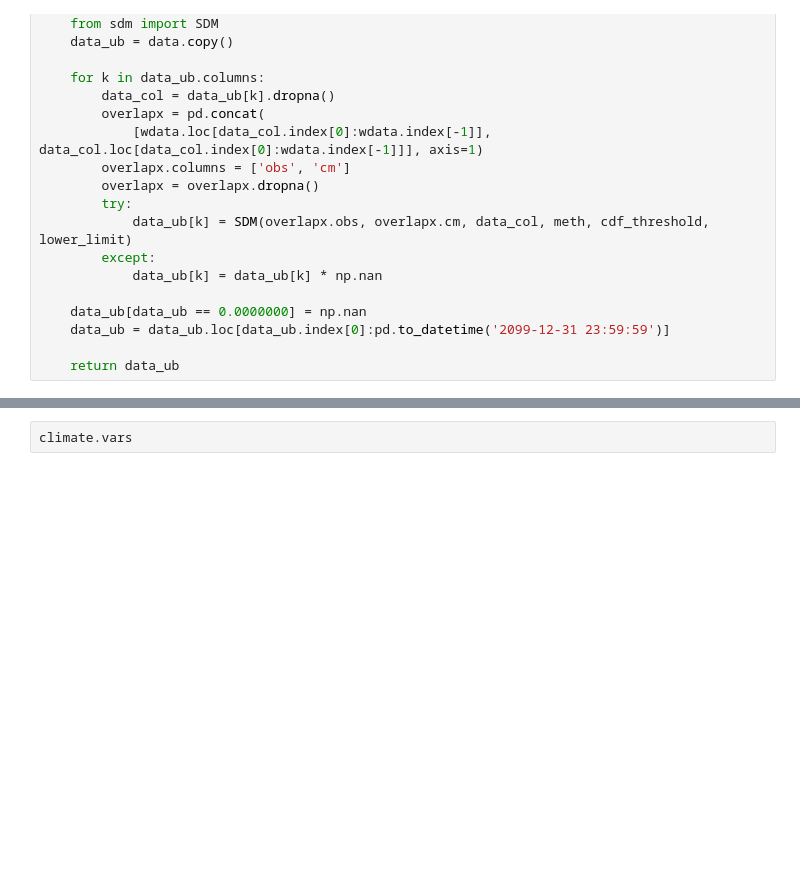
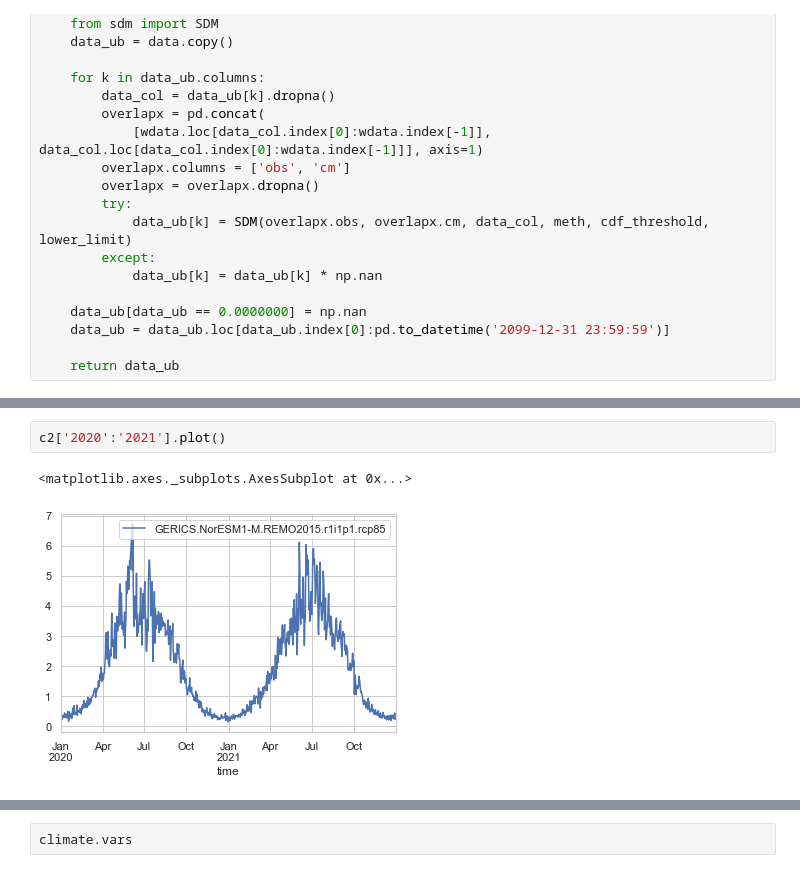
Before and after one commit to jonaslenz/RUINSapp, a Jupyter notebook: Climate_cleaner.ipynb, the cells around one changed output, grey strips where cells are left out. Cells and saved outputs as stored; diff of their text form; blank space fills up the shorter version.

```diff
--- a/Climate_cleaner.ipynb
+++ b/Climate_cleaner.ipynb
@@ -134,0 +171,5 @@ meth = 'abs'
+# %%
+c2['2020':'2021'].plot()
+# %% [output]
+<matplotlib.axes._subplots.AxesSubplot at 0x...>
+[figure, added]
```
Also changed, not shown: parts of 7 cells of this notebook.
